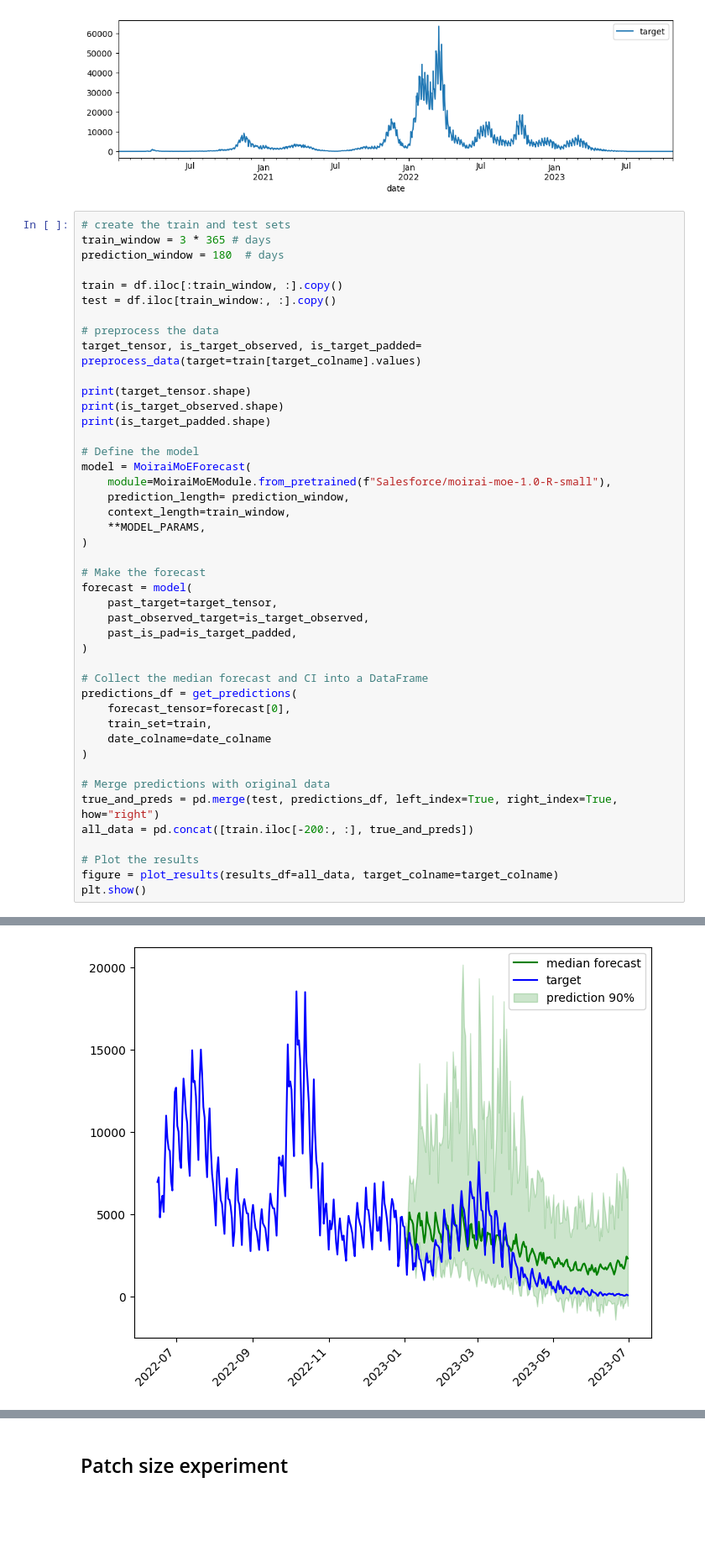
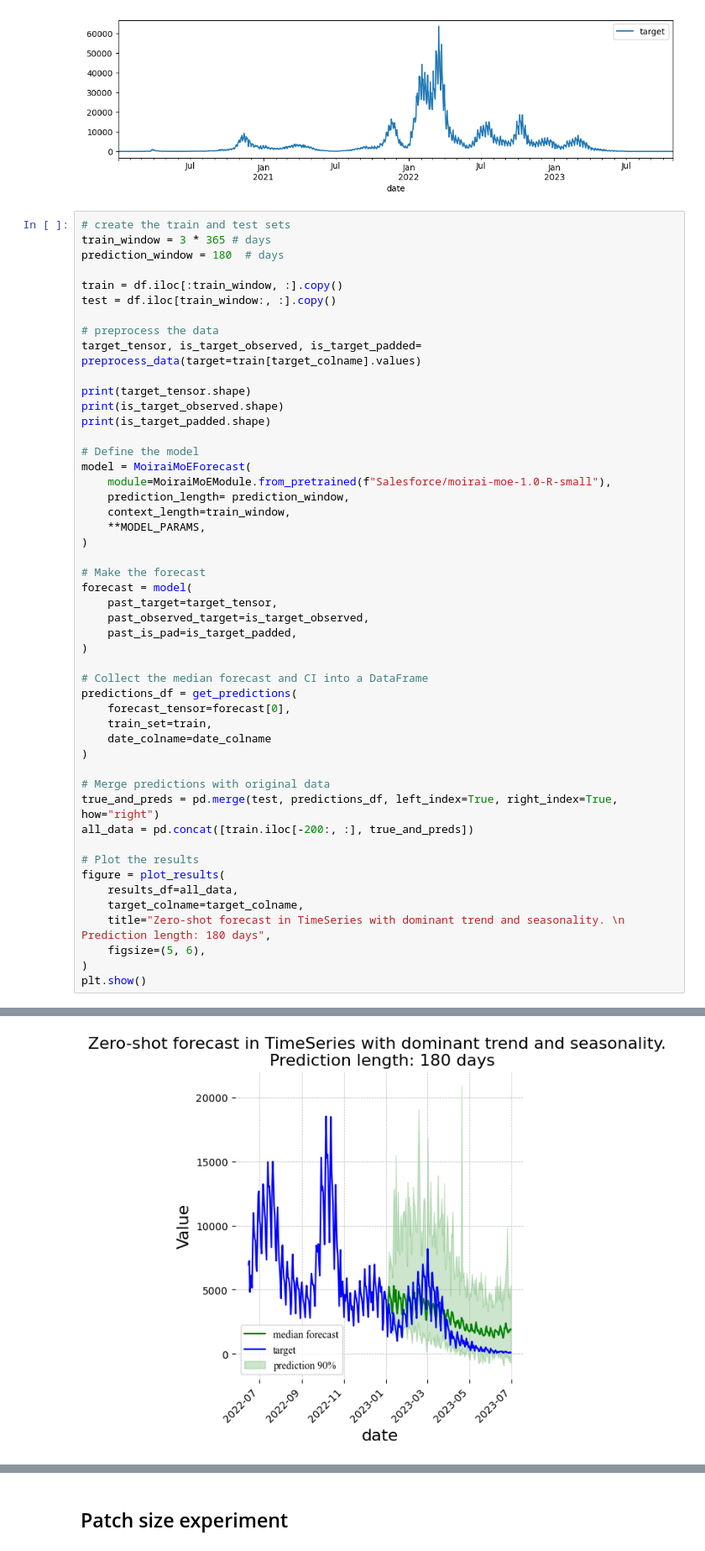
Before and after one commit to anamabo/medium-blogs, a Jupyter notebook: moirai-moe/notebooks/moiraimoe_forecast_dataset2.ipynb, the cells around one changed output, grey strips where cells are left out. Shown at 84% size. Cells and saved outputs as stored; diff of their text form; blank space fills up the shorter version.

```diff
--- a/moirai-moe/notebooks/moiraimoe_forecast_dataset2.ipynb
+++ b/moirai-moe/notebooks/moiraimoe_forecast_dataset2.ipynb
@@ -65,35 +65,40 @@ model = MoiraiMoEForecast(
     module=MoiraiMoEModule.from_pretrained(f"Salesforce/moirai-moe-1.0-R-small"),
     prediction_length= prediction_window,
     context_length=train_window,
     **MODEL_PARAMS,
 )
 
 # Make the forecast
 forecast = model(
     past_target=target_tensor,
     past_observed_target=is_target_observed,
     past_is_pad=is_target_padded,
 )
 
 # Collect the median forecast and CI into a DataFrame
 predictions_df = get_predictions(
     forecast_tensor=forecast[0],
     train_set=train,
     date_colname=date_colname
 )
 
 # Merge predictions with original data
 true_and_preds = pd.merge(test, predictions_df, left_index=True, right_index=True, how="right")
 all_data = pd.concat([train.iloc[-200:, :], true_and_preds])
 
 # Plot the results
-figure = plot_results(results_df=all_data, target_colname=target_colname)
+figure = plot_results(
+    results_df=all_data,
+    target_colname=target_colname,
+    title="Zero-shot forecast in TimeSeries with dominant trend and seasonality. \n Prediction length: 180 days",
+    figsize=(5, 6),
+)
 plt.show()
 # %% [output]
 torch.Size([1, 1095, 1])
 torch.Size([1, 1095, 1])
 torch.Size([1, 1095])
-[figure, old version]
+[figure, new version]
 # %%
 # Compute the forecast error
 true_and_preds.dropna(inplace=True)
```
Also changed, not shown: parts of 6 cells of this notebook, 3 other files.
